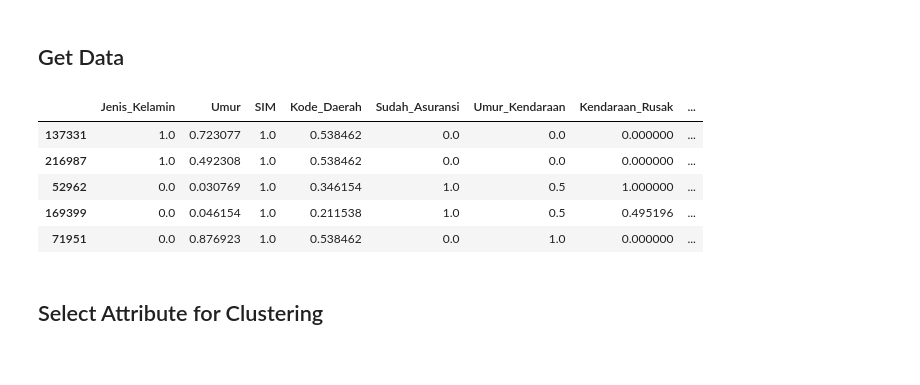
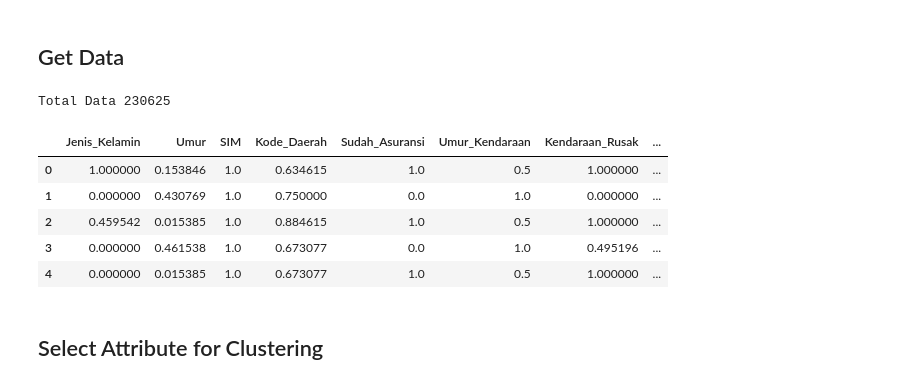
Before and after one commit to alfi2811/Tubes_Machine_Learning_Clustering, a Jupyter notebook: clusteringTask/clustering.ipynb, the cells around one changed output. Drawn from its saved outputs; the diff is of its cells as text; code cells hidden in the pictures.

```diff
--- a/clusteringTask/clustering.ipynb
+++ b/clusteringTask/clustering.ipynb
@@ -10,13 +12,15 @@ import random
 ## Get Data
 # %%
 df_kend_train = pd.read_csv('./../dataset/kendaraan_train_clean.csv')
-df_kend_train.sample(5)
+print("Total Data", len(df_kend_train))
+df_kend_train.head()
 # %% [output]
+Total Data 230625
 |  | Jenis_Kelamin | Umur | SIM | Kode_Daerah | Sudah_Asuransi | Umur_Kendaraan | Kendaraan_Rusak | ... |
-| 137331 | 1.0 | 0.723077 | 1.0 | 0.538462 | 0.0 | 0.0 | 0.000000 | ... |
-| 216987 | 1.0 | 0.492308 | 1.0 | 0.538462 | 0.0 | 0.0 | 0.000000 | ... |
-| 52962 | 0.0 | 0.030769 | 1.0 | 0.346154 | 1.0 | 0.5 | 1.000000 | ... |
-| 169399 | 0.0 | 0.046154 | 1.0 | 0.211538 | 1.0 | 0.5 | 0.495196 | ... |
-| 71951 | 0.0 | 0.876923 | 1.0 | 0.538462 | 0.0 | 1.0 | 0.000000 | ... |
+| 0 | 1.000000 | 0.153846 | 1.0 | 0.634615 | 1.0 | 0.5 | 1.000000 | ... |
+| 1 | 0.000000 | 0.430769 | 1.0 | 0.750000 | 0.0 | 1.0 | 0.000000 | ... |
+| 2 | 0.459542 | 0.015385 | 1.0 | 0.884615 | 1.0 | 0.5 | 1.000000 | ... |
+| 3 | 0.000000 | 0.461538 | 1.0 | 0.673077 | 0.0 | 1.0 | 0.495196 | ... |
+| 4 | 0.000000 | 0.015385 | 1.0 | 0.673077 | 1.0 | 0.5 | 1.000000 | ... |
 # %% [markdown]
 ## Select Attribute for Clustering
```
Also changed, not shown: parts of 17 cells of this notebook, 2 other files.
